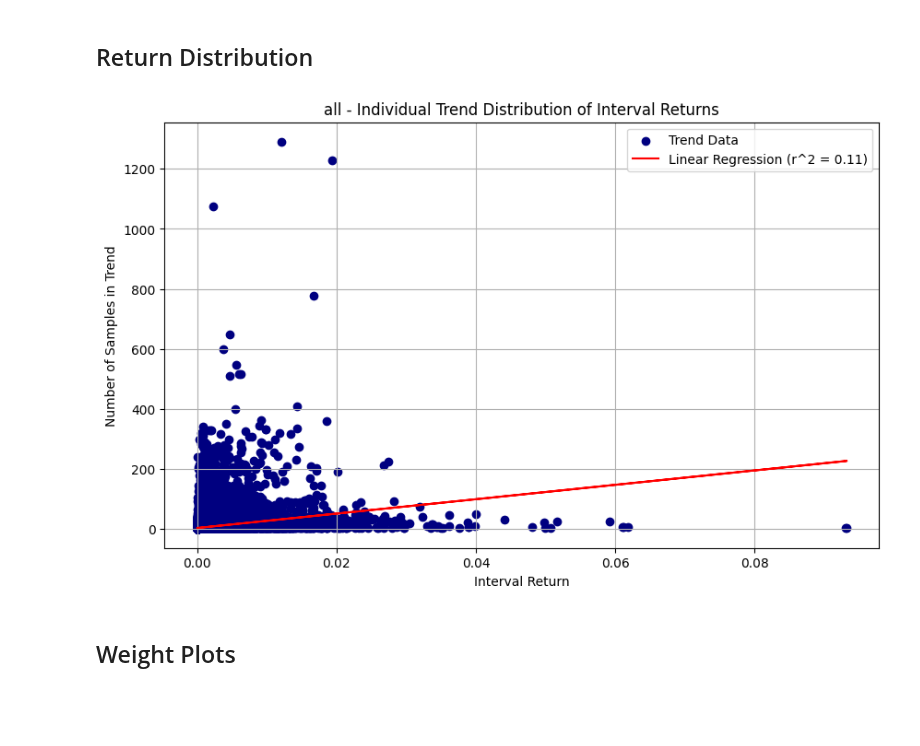
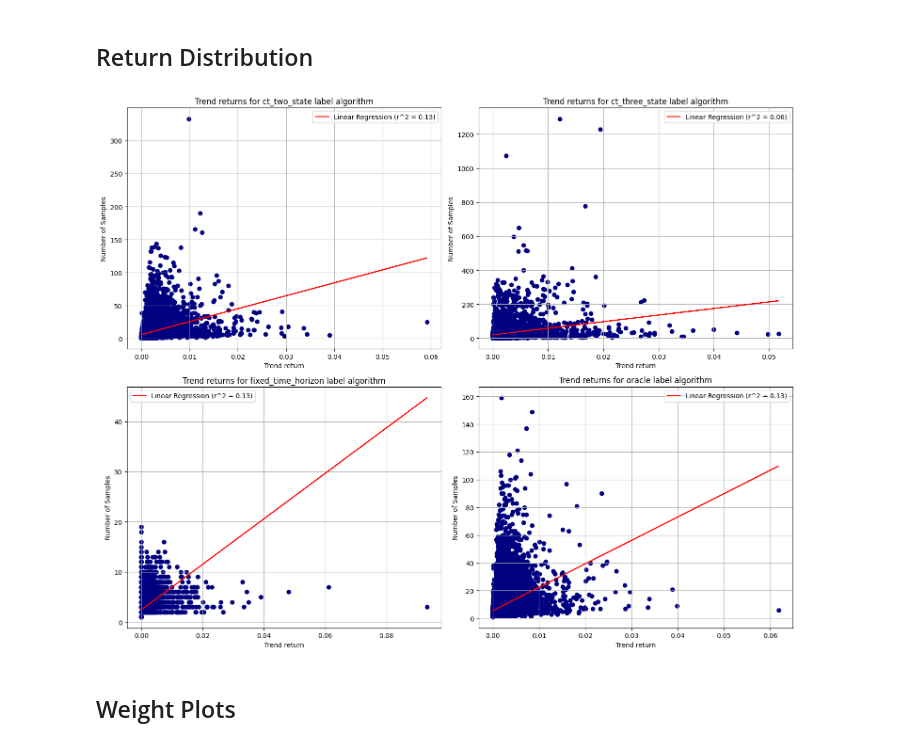
Before and after one commit to MDzaja/MasterThesis, a Jupyter notebook: notebook.ipynb, the cells around one changed output. Drawn from its saved outputs; the diff is of its cells as text; code cells hidden in the pictures; blank space fills up the shorter version.

```diff
--- a/notebook.ipynb
+++ b/notebook.ipynb
@@ -138,31 +132,34 @@ weight_utils.plot_weights('Gledanje unaprijed', prices, labels_dict['oracle'], _
 # %%
 def compute_trend_absolute_returns(prices: pd.Series, labels: pd.Series) -> pd.Series:
     prices = prices[prices.index.isin(labels.index)]
     trend_returns = pd.Series(np.NaN, index=labels.index)
 
     trend_start_i = 0  # Start index of the trend
 
     for i, label in enumerate(labels.iloc[1:], start=1):
         if label != labels.iloc[trend_start_i] or i == len(labels) - 1:
             # End of the trend interval
             trend_end_i = i - 1 if label != labels.iloc[trend_start_i] else i
             # Calculate the absolute return for the trend interval
             absolute_return = abs(prices.iloc[trend_end_i] / prices.iloc[trend_start_i] - 1)
             for j in range(trend_start_i, trend_end_i + 1):
                 trend_returns.iloc[j] = absolute_return
             trend_start_i = i  # Update the start of the new trend
 
     return trend_returns
 
-returns_all_arr = []
+title_list = []
+returns_list = []
 for label_name, label_series in labels_train_dict.items():
+    if label_name == 'triple_barrier':
+        continue
     returns_s = compute_trend_absolute_returns(feat_train_df['Close'], label_series)
-    returns_all_arr.append(returns_s.values)
-returns_all_s = pd.Series(np.concatenate(returns_all_arr))
+    title_list.append(f'Trend returns for {label_name} label algorithm')
+    returns_list.append(returns_s)
 
-plot_utils.plot_4_aggregated_trend_distribution(f'all - Individual Trend Distribution of Interval Returns', returns_all_s)
+plot_utils.plot_value_occurrences_with_regression(title_list, returns_list, 'Trend return')
 # %% [output]
-[figure, old version]
+[figure, new version]
 # %% [markdown]
 ## Weight Plots
 # %%
```
Also changed, not shown: parts of 10 cells of this notebook, 12 other files.
